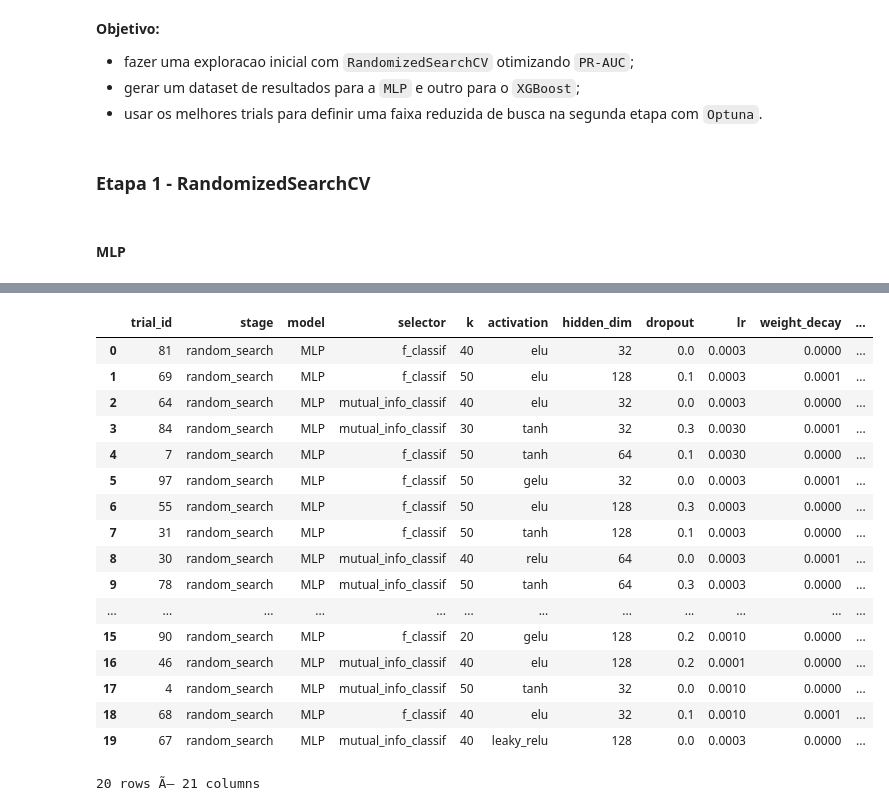
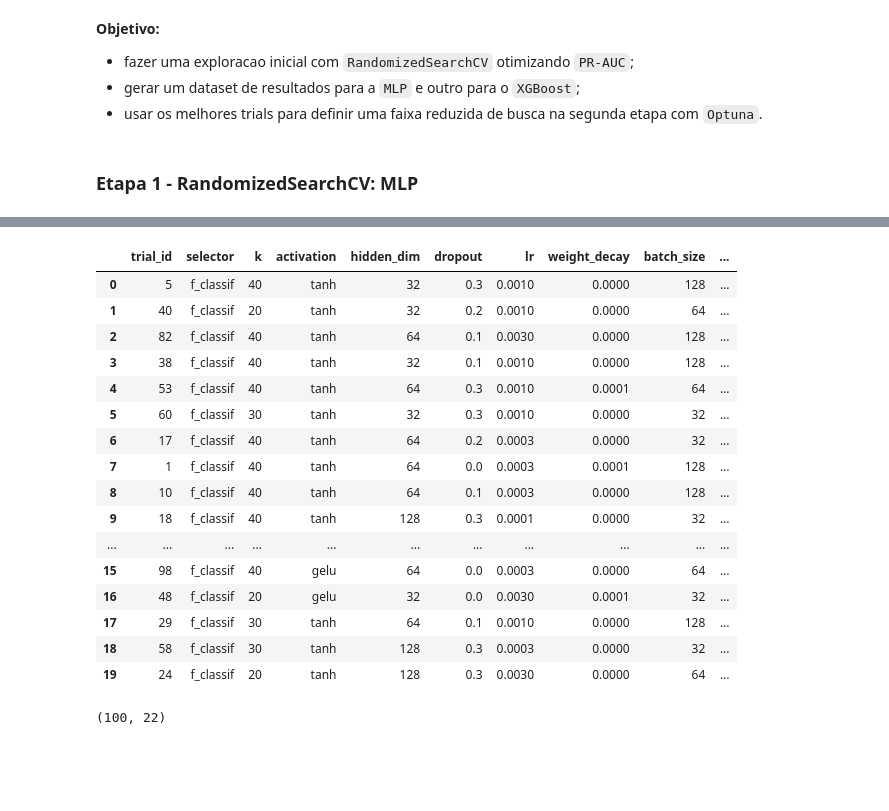
Before and after one commit to devjaynemorais/mle-f1-tech-challenge, a Jupyter notebook: notebooks/02_experimentation.ipynb, the cells around one changed output, grey strips where cells are left out. Saved outputs shown, nothing was run; the diff lists cells and outputs as text; code cells hidden in the pictures; blank space fills up the shorter version.

Commit message:
Refatora etapa 1 do tuning e define grid reduzido do Optuna

```diff
--- a/notebooks/02_experimentation.ipynb
+++ b/notebooks/02_experimentation.ipynb
@@ -362,6 +362,7 @@ for model_name, estimator in models.items():
     rows.append({
         "model": model_name,
         **{f"{m}_mean": cv_res[f"test_{m}"].mean() for m in metrics},
+        "pr_auc_std": cv_res["test_pr_auc"].std(),
         "fit_time_mean_s": cv_res["fit_time"].mean(),
         "score_time_mean_s": cv_res["score_time"].mean(),
     })
@@ -372,6 +373,6 @@ results_cv = (
     .reset_index(drop=True)
 )
 
-print("\n=== RESULTADOS MÃ‰DIOS DA VALIDAÃ‡ÃƒO CRUZADA ===")
+print("\n=== RESULTADOS MÉDIOS DA VALIDAÇÃO CRUZADA ===")
 display(results_cv.round(4))
 # %% [output]
@@ -701,6 +697,7 @@ for model_name, estimator in models.items():
     rows.append({
         "model": model_name,
         **{f"{metric}_mean": cv_res[f"test_{metric}"].mean() for metric in metrics},
+        "pr_auc_std": cv_res["test_pr_auc"].std(),
         "fit_time_mean_s": cv_res["fit_time"].mean(),
         "score_time_mean_s": cv_res["score_time"].mean(),
     })
@@ -711,7 +708,7 @@ results_cv = (
     .reset_index(drop=True)
 )
 
-print("\n=== RESULTADOS MÃ‰DIOS DA VALIDAÃ‡ÃƒO CRUZADA ===")
+print("\n=== RESULTADOS MÉDIOS DA VALIDAÇÃO CRUZADA ===")
 display(results_cv.round(4))
 # %% [output]
 === AVALIANDO MODELO: LogisticRegression ===
@@ -827,6 +824,7 @@ for model_name, estimator in models.items():
     rows.append({
         "model": model_name,
         **{f"{metric}_mean": cv_res[f"test_{metric}"].mean() for metric in metrics},
+        "pr_auc_std": cv_res["test_pr_auc"].std(),
         "fit_time_mean_s": cv_res["fit_time"].mean(),
         "score_time_mean_s": cv_res["score_time"].mean(),
     })
@@ -837,7 +835,7 @@ results_cv = (
     .reset_index(drop=True)
 )
 
-print("\n=== RESULTADOS MÃ‰DIOS DA VALIDAÃ‡ÃƒO CRUZADA ===")
+print("\n=== RESULTADOS MÉDIOS DA VALIDAÇÃO CRUZADA ===")
 display(results_cv.round(4))
 # %% [output]
 === AVALIANDO MODELO: LogisticRegression ===
@@ -1403,8 +1608,8 @@ def get_nonzero_feature_names(fitted_pipeline):
 
 # ------------------------------------------------------------
 # Grid de C
-# Mais aÂ  esquerda = regularizaÃ§Ã£o mais fraca
-# Mais aÂ  direita = regularizaÃ§Ã£o mais forte
+# Mais a  esquerda = regularização mais fraca
+# Mais a  direita = regularização mais forte
 # A busca para quando < 10 features restarem
 # ------------------------------------------------------------
 c_grid = [
@@ -1422,7 +1627,7 @@ l1_search_logs = {}
 l1_search_fold_results = {}
 
 for C in c_grid:
-    logger.info("Iniciando avaliaÃ§Ã£o com L1 LogisticRegression | C=%.5f", C)
+    logger.info("Iniciando avaliação com L1 LogisticRegression | C=%.5f", C)
 
     estimator = build_l1_logreg_pipeline(
         C=C,
@@ -1493,7 +1698,7 @@ for C in c_grid:
     if n_selected < min_features_threshold:
         logger.info(
             (
-                "Early stopping acionado: nÃºmero de features selecionadas "
+                "Early stopping acionado: número de features selecionadas "
                 "(%d) ficou abaixo do limite de %d."
             ),
             n_selected,
@@ -1568,17 +1779,14 @@ top_trials_l1.describe()
 - gerar um dataset de resultados para a `MLP` e outro para o `XGBoost`;
 - usar os melhores trials para definir uma faixa reduzida de busca na segunda etapa com `Optuna`.
 # %% [markdown]
-### Etapa 1 - RandomizedSearchCV
+### Etapa 1 - RandomizedSearchCV: MLP
-# %% [markdown]
-#### MLP
 # %%
 mlp_logger = get_logger("round4_mlp_random_search")
 
-mlp_selector_candidates = round4_k_candidates.get("MLP") or k_grid
 mlp_param_distributions = {
-    "selector__score_func": [f_classif, mutual_info_classif],
-    "selector__k": mlp_selector_candidates,
-    "model__activation": ["relu", "leaky_relu", "elu", "gelu", "tanh"],
+    "selector__score_func": [f_classif],
+    "selector__k": [20, 30, 40],
+    "model__activation": ["relu", "gelu", "tanh"],
     "model__hidden_dim": [32, 64, 128],
     "model__dropout": [0.0, 0.1, 0.2, 0.3],
     "model__lr": [1e-4, 3e-4, 1e-3, 3e-3],
@@ -1630,9 +1838,6 @@ for trial_idx, params in enumerate(mlp_cv_results["params"], start=1):
     mlp_rows.append(
         {
             "trial_id": trial_idx,
-            "stage": "random_search",
-            "model": "MLP",
-            "selector": selector_label_map.get(selector_func, getattr(selector_func, "__name__", str(selector_func))),
             "k": int(params["selector__k"]),
             "activation": params["model__activation"],
             "hidden_dim": int(params["model__hidden_dim"]),
@@ -1640,10 +1845,8 @@ for trial_idx, params in enumerate(mlp_cv_results["params"], start=1):
             "lr": float(params["model__lr"]),
             "weight_decay": float(params["model__weight_decay"]),
             "batch_size": int(params["model__batch_size"]),
-            "max_epochs": 80,
-            "patience": 16,
-            "threshold": 0.5,
             "pr_auc_mean": mlp_cv_results["mean_test_pr_auc"][trial_idx - 1],
+            "pr_auc_std": mlp_cv_results["std_test_pr_auc"][trial_idx - 1],
             "roc_auc_mean": mlp_cv_results["mean_test_roc_auc"][trial_idx - 1],
             "recall_mean": mlp_cv_results["mean_test_recall"][trial_idx - 1],
             "precision_mean": mlp_cv_results["mean_test_precision"][trial_idx - 1],
@@ -1670,7 +1873,7 @@ best_mlp_selected_features = extract_selected_feature_names(
 best_mlp_result = results_mlp_random_search.iloc[0].to_dict()
 
 mlp_logger.info("RandomizedSearchCV da MLP finalizado | top PR-AUC=%.4f", best_mlp_result["pr_auc_mean"])
-mlp_logger.info("Melhores parametros da MLP: %s", best_mlp_params)
+mlp_logger.info("Melhores parâmetros da MLP: %s", best_mlp_params)
 mlp_logger.info("Features selecionadas na melhor configuracao da MLP: %s", best_mlp_selected_features)
 
 display(results_mlp_random_search.head(20).round(4))
@@ -1682,20 +1885,23 @@ Fitting 5 folds for each of 100 candidates, totalling 500 fits
-|  | trial_id | stage | model | selector | k | activation | hidden_dim | dropout | lr | weight_decay | ... |
-| 0 | 81 | random_search | MLP | f_classif | 40 | elu | 32 | 0.0 | 0.0003 | 0.0000 | ... |
-| 1 | 69 | random_search | MLP | f_classif | 50 | elu | 128 | 0.1 | 0.0003 | 0.0001 | ... |
-| 2 | 64 | random_search | MLP | mutual_info_classif | 40 | elu | 32 | 0.0 | 0.0003 | 0.0000 | ... |
-| 3 | 84 | random_search | MLP | mutual_info_classif | 30 | tanh | 32 | 0.3 | 0.0030 | 0.0001 | ... |
-| 4 | 7 | random_search | MLP | f_classif | 50 | tanh | 64 | 0.1 | 0.0030 | 0.0000 | ... |
-| 5 | 97 | random_search | MLP | f_classif | 50 | gelu | 32 | 0.0 | 0.0003 | 0.0001 | ... |
-| 6 | 55 | random_search | MLP | f_classif | 50 | elu | 128 | 0.3 | 0.0003 | 0.0000 | ... |
-| 7 | 31 | random_search | MLP | f_classif | 50 | tanh | 128 | 0.1 | 0.0003 | 0.0000 | ... |
-| 8 | 30 | random_search | MLP | mutual_info_classif | 40 | relu | 64 | 0.0 | 0.0003 | 0.0001 | ... |
-| 9 | 78 | random_search | MLP | mutual_info_classif | 50 | tanh | 64 | 0.3 | 0.0003 | 0.0000 | ... |
-| ... | ... | ... | ... | ... | ... | ... | ... | ... | ... | ... | ... |
-| 15 | 90 | random_search | MLP | f_classif | 20 | gelu | 128 | 0.2 | 0.0010 | 0.0000 | ... |
-| 16 | 46 | random_search | MLP | mutual_info_classif | 40 | elu | 128 | 0.2 | 0.0001 | 0.0000 | ... |
-| 17 | 4 | random_search | MLP | mutual_info_classif | 50 | tanh | 32 | 0.0 | 0.0010 | 0.0000 | ... |
-| 18 | 68 | random_search | MLP | f_classif | 40 | elu | 32 | 0.1 | 0.0010 | 0.0001 | ... |
-| 19 | 67 | random_search | MLP | mutual_info_classif | 40 | leaky_relu | 128 | 0.0 | 0.0003 | 0.0000 | ... |
+|  | trial_id | selector | k | activation | hidden_dim | dropout | lr | weight_decay | batch_size | ... |
+| 0 | 5 | f_classif | 40 | tanh | 32 | 0.3 | 0.0010 | 0.0000 | 128 | ... |
+| 1 | 40 | f_classif | 20 | tanh | 32 | 0.2 | 0.0010 | 0.0000 | 64 | ... |
+| 2 | 82 | f_classif | 40 | tanh | 64 | 0.1 | 0.0030 | 0.0000 | 128 | ... |
+| 3 | 38 | f_classif | 40 | tanh | 32 | 0.1 | 0.0010 | 0.0000 | 128 | ... |
+| 4 | 53 | f_classif | 40 | tanh | 64 | 0.3 | 0.0010 | 0.0001 | 64 | ... |
+| 5 | 60 | f_classif | 30 | tanh | 32 | 0.3 | 0.0010 | 0.0000 | 32 | ... |
+| 6 | 17 | f_classif | 40 | tanh | 64 | 0.2 | 0.0003 | 0.0000 | 32 | ... |
+| 7 | 1 | f_classif | 40 | tanh | 64 | 0.0 | 0.0003 | 0.0001 | 128 | ... |
+| 8 | 10 | f_classif | 40 | tanh | 64 | 0.1 | 0.0003 | 0.0000 | 128 | ... |
+| 9 | 18 | f_classif | 40 | tanh | 128 | 0.3 | 0.0001 | 0.0000 | 32 | ... |
+| ... | ... | ... | ... | ... | ... | ... | ... | ... | ... | ... |
+| 15 | 98 | f_classif | 40 | gelu | 64 | 0.0 | 0.0003 | 0.0000 | 64 | ... |
+| 16 | 48 | f_classif | 20 | gelu | 32 | 0.0 | 0.0030 | 0.0001 | 32 | ... |
+| 17 | 29 | f_classif | 30 | tanh | 64 | 0.1 | 0.0010 | 0.0000 | 128 | ... |
+| 18 | 58 | f_classif | 30 | tanh | 128 | 0.3 | 0.0003 | 0.0000 | 32 | ... |
+| 19 | 24 | f_classif | 20 | tanh | 128 | 0.3 | 0.0030 | 0.0000 | 64 | ... |
-20 rows Ã— 21 columns
+# %%
+results_mlp_random_search.shape
+# %% [output]
+(100, 22)
 # %%
 assert best_mlp_result is not None, "Nenhum resultado foi encontrado na busca da MLP."
```
Also changed, not shown: parts of 86 cells of this notebook, 2 other files.
